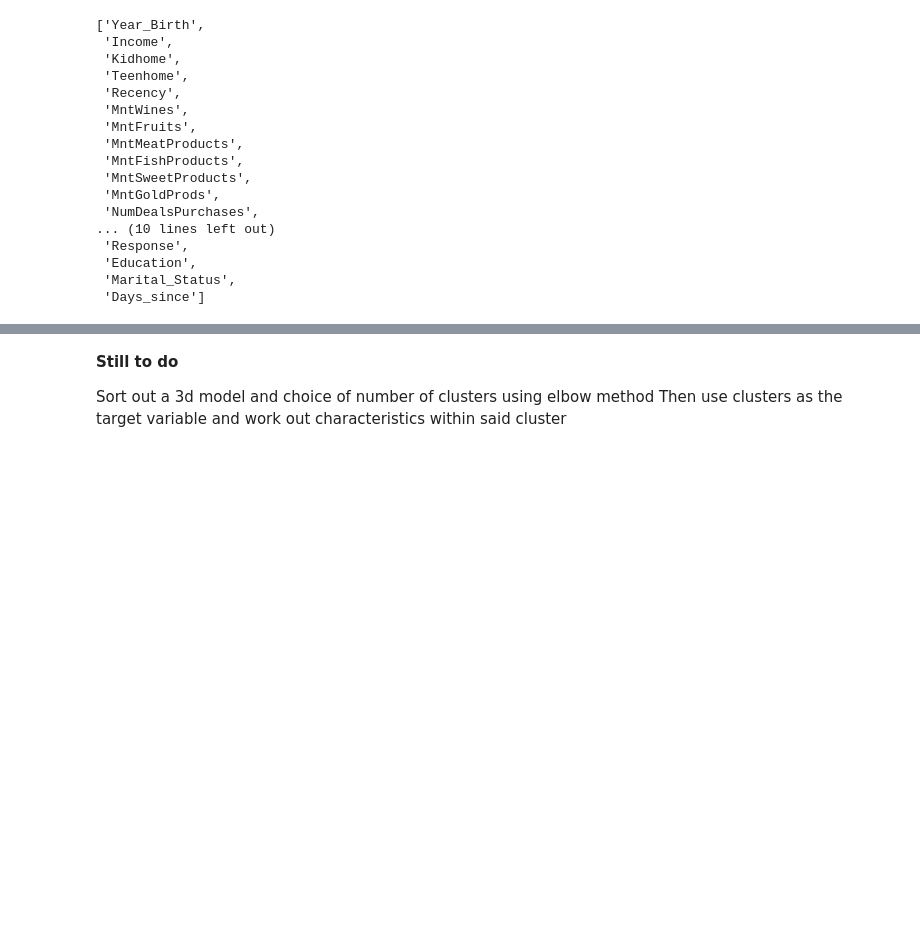
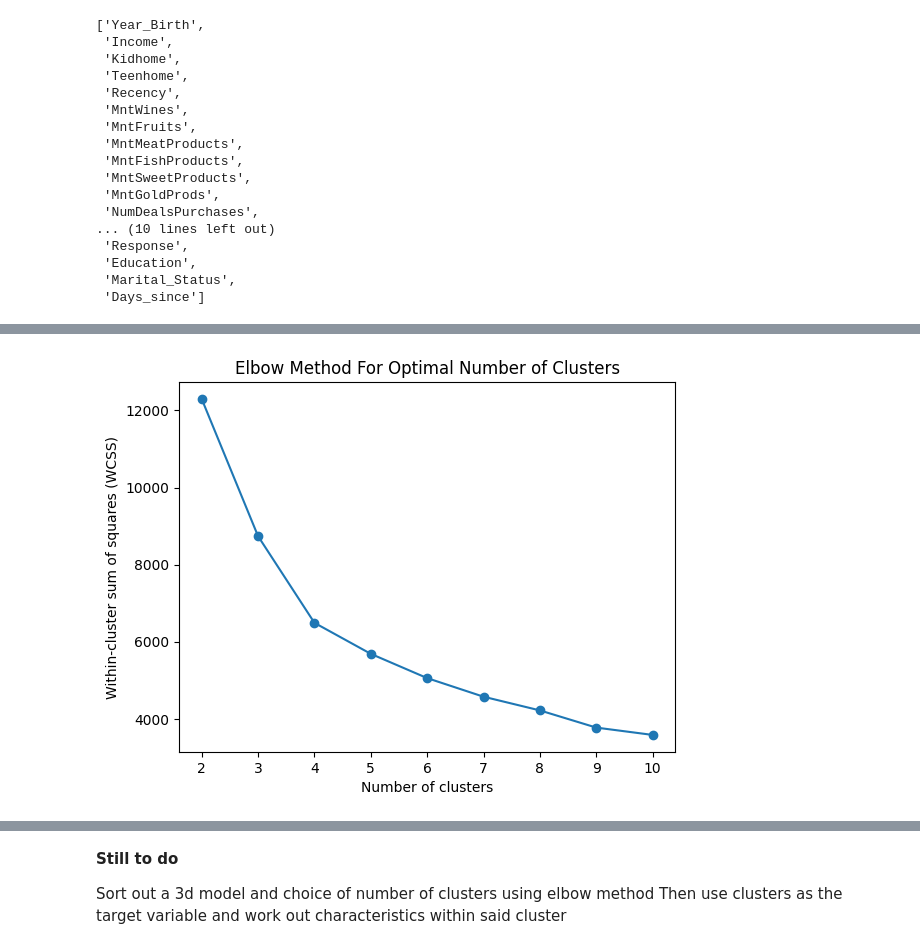
Before and after one commit to Swalke20/DLS_Project, a Jupyter notebook: 4. Customer Segmentation Project/Customer_segmentation_project.ipynb, the cells around one changed output, grey strips where cells are left out. Saved outputs shown, nothing was run; the diff lists cells and outputs as text; code cells hidden in the pictures; blank space fills up the shorter version.

```diff
--- a/4. Customer Segmentation Project/Customer_segmentation_project.ipynb
+++ b/4. Customer Segmentation Project/Customer_segmentation_project.ipynb
@@ -435,0 +467,24 @@ scale_columns
+# %%
+min_clusters = 2
+max_clusters = 10
+range_n_clusters = range(min_clusters, max_clusters + 1)
+
+wcss = []
+
+for n_clusters in range_n_clusters:
+    # Initialize KMeans with n_clusters
+    kmeans = KMeans(n_clusters=n_clusters)
+    # Fit the model
+    kmeans.fit(X_stan_pca)
+    # Compute the within-cluster sum of squares (WCSS)
+    wcss.append(kmeans.inertia_)
+
+# Plot the elbow curve
+plt.plot(range_n_clusters, wcss, marker='o')
+plt.xlabel('Number of clusters')
+plt.ylabel('Within-cluster sum of squares (WCSS)')
+plt.title('Elbow Method For Optimal Number of Clusters')
+plt.xticks(range_n_clusters)
+plt.show()
+# %% [output]
+[figure, added]
```
Also changed, not shown: parts of 21 cells of this notebook.
